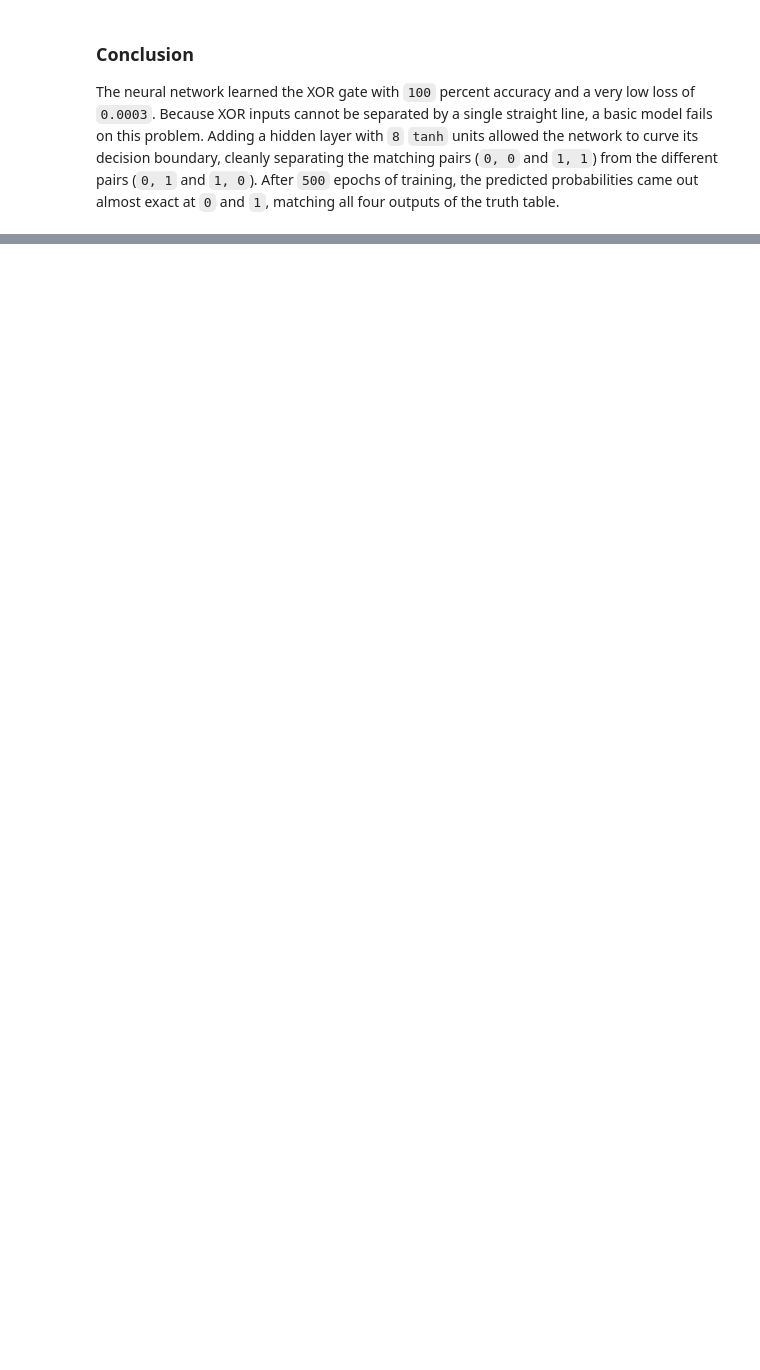
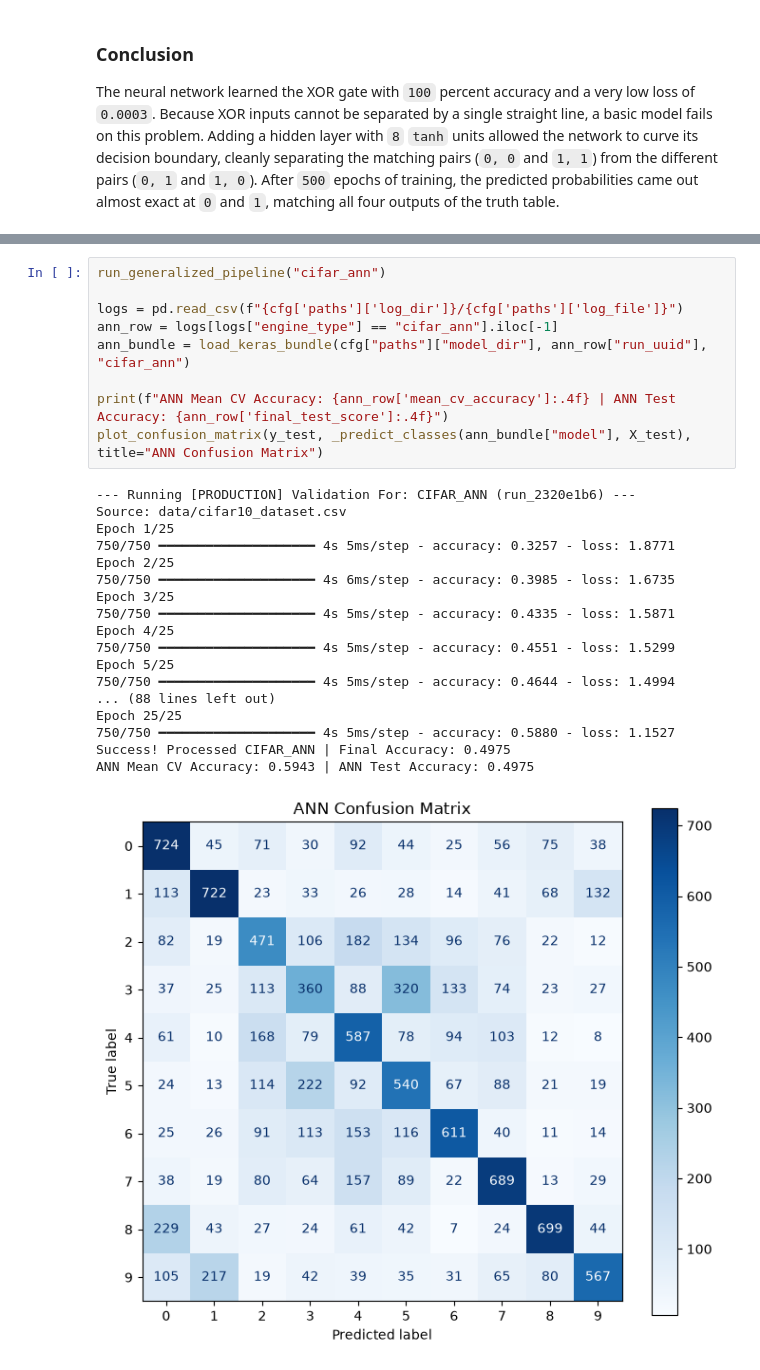
Before and after one commit to Ethereal-Mining-Company/656D632D70726F6A2D32, a Jupyter notebook: assignments.ipynb, the cells around one changed output, grey strips where cells are left out. Drawn from its saved outputs; the diff is of its cells as text; blank space fills up the shorter version.

```diff
--- a/assignments.ipynb
+++ b/assignments.ipynb
@@ -339,0 +389,28 @@ The neural network learned the XOR gate with `100` percent accuracy and a very l
+# %%
+run_generalized_pipeline("cifar_ann")
+
+logs = pd.read_csv(f"{cfg['paths']['log_dir']}/{cfg['paths']['log_file']}")
+ann_row = logs[logs["engine_type"] == "cifar_ann"].iloc[-1]
+ann_bundle = load_keras_bundle(cfg["paths"]["model_dir"], ann_row["run_uuid"], "cifar_ann")
+
+print(f"ANN Mean CV Accuracy: {ann_row['mean_cv_accuracy']:.4f} | ANN Test Accuracy: {ann_row['final_test_score']:.4f}")
+plot_confusion_matrix(y_test, _predict_classes(ann_bundle["model"], X_test), title="ANN Confusion Matrix")
+# %% [output]
+--- Running [PRODUCTION] Validation For: CIFAR_ANN (run_2320e1b6) ---
+Source: data/cifar10_dataset.csv
+Epoch 1/25
+750/750 ━━━━━━━━━━━━━━━━━━━━ 4s 5ms/step - accuracy: 0.3257 - loss: 1.8771
+Epoch 2/25
+750/750 ━━━━━━━━━━━━━━━━━━━━ 4s 6ms/step - accuracy: 0.3985 - loss: 1.6735
+Epoch 3/25
+750/750 ━━━━━━━━━━━━━━━━━━━━ 4s 5ms/step - accuracy: 0.4335 - loss: 1.5871
+Epoch 4/25
+750/750 ━━━━━━━━━━━━━━━━━━━━ 4s 5ms/step - accuracy: 0.4551 - loss: 1.5299
+Epoch 5/25
+750/750 ━━━━━━━━━━━━━━━━━━━━ 4s 5ms/step - accuracy: 0.4644 - loss: 1.4994
+... (88 lines left out)
+Epoch 25/25
+750/750 ━━━━━━━━━━━━━━━━━━━━ 4s 5ms/step - accuracy: 0.5880 - loss: 1.1527
+Success! Processed CIFAR_ANN | Final Accuracy: 0.4975
+ANN Mean CV Accuracy: 0.5943 | ANN Test Accuracy: 0.4975
+[figure, added]
```
Also changed, not shown: parts of 19 cells of this notebook, 51 other files.
